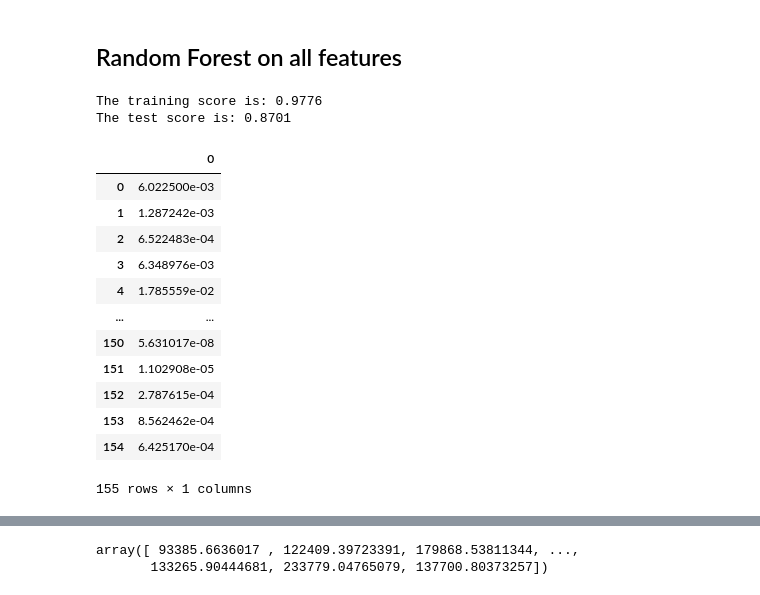
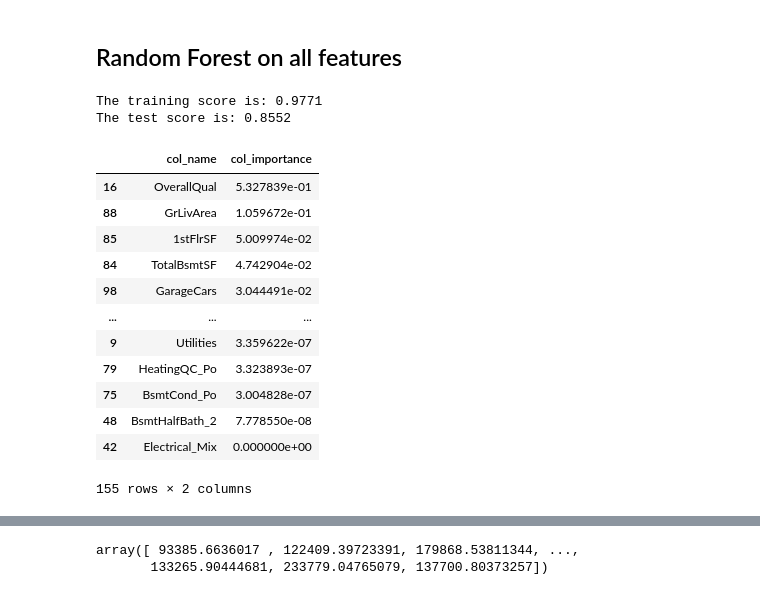
Before and after one commit to sundusseif93/machine_learning_predict_house_prices, a Jupyter notebook: kaggle_project_sundus_.ipynb, the cells around one changed output, grey strips where cells are left out. Cells and saved outputs as stored; diff of their text form; code cells hidden in the pictures.

```diff
--- a/kaggle_project_sundus_.ipynb
+++ b/kaggle_project_sundus_.ipynb
@@ -1804,7 +1812,8 @@ train=train.fillna(0)
 #prepare data
 
 ## separate features and target from trianing set
-train_set_X = np.array(train.drop("SalePrice", axis=1))
+#train_set_X = np.array(train.drop("SalePrice", axis=1))
+train_set_X = train.drop("SalePrice", axis=1)
 target_y = np.ravel(train.SalePrice)
 # %%
 ## TEST MODEL USING Regressor RANDOM FOREST
@@ -1828,8 +1837,8 @@ print("The test score is: %.4f" %(randomForest.score(Xtest, ytest)))
 #The training score is: 0.9776
 #The test score is: 0.8701
 # %% [output]
-The training score is: 0.9776
-The test score is: 0.8701
+The training score is: 0.9771
+The test score is: 0.8552
 # %%
 # Find best params with GridsearchCV
 
@@ -1850,18 +1859,18 @@ grid_search_forest = GridSearchCV(randomForest, grid_para_forest, scoring='r2',
 # %%
 #important features
 
-pd.DataFrame(randomForest.feature_importances_)
+pd.DataFrame(dict(col_name = Xtrain.columns, col_importance=randomForest.feature_importances_)).sort_values(by="col_importance", ascending = False)
 # %% [output]
-|  | 0 |
-| 0 | 6.022500e-03 |
-| 1 | 1.287242e-03 |
-| 2 | 6.522483e-04 |
-| 3 | 6.348976e-03 |
-| 4 | 1.785559e-02 |
-| ... | ... |
-| 150 | 5.631017e-08 |
-| 151 | 1.102908e-05 |
-| 152 | 2.787615e-04 |
-| 153 | 8.562462e-04 |
-| 154 | 6.425170e-04 |
+|  | col_name | col_importance |
+| 16 | OverallQual | 5.327839e-01 |
+| 88 | GrLivArea | 1.059672e-01 |
+| 85 | 1stFlrSF | 5.009974e-02 |
+| 84 | TotalBsmtSF | 4.742904e-02 |
+| 98 | GarageCars | 3.044491e-02 |
+| ... | ... | ... |
+| 9 | Utilities | 3.359622e-07 |
+| 79 | HeatingQC_Po | 3.323893e-07 |
+| 75 | BsmtCond_Po | 3.004828e-07 |
+| 48 | BsmtHalfBath_2 | 7.778550e-08 |
+| 42 | Electrical_Mix | 0.000000e+00 |
-155 rows × 1 columns
+155 rows × 2 columns
```
Also changed, not shown: parts of 4 cells of this notebook.
